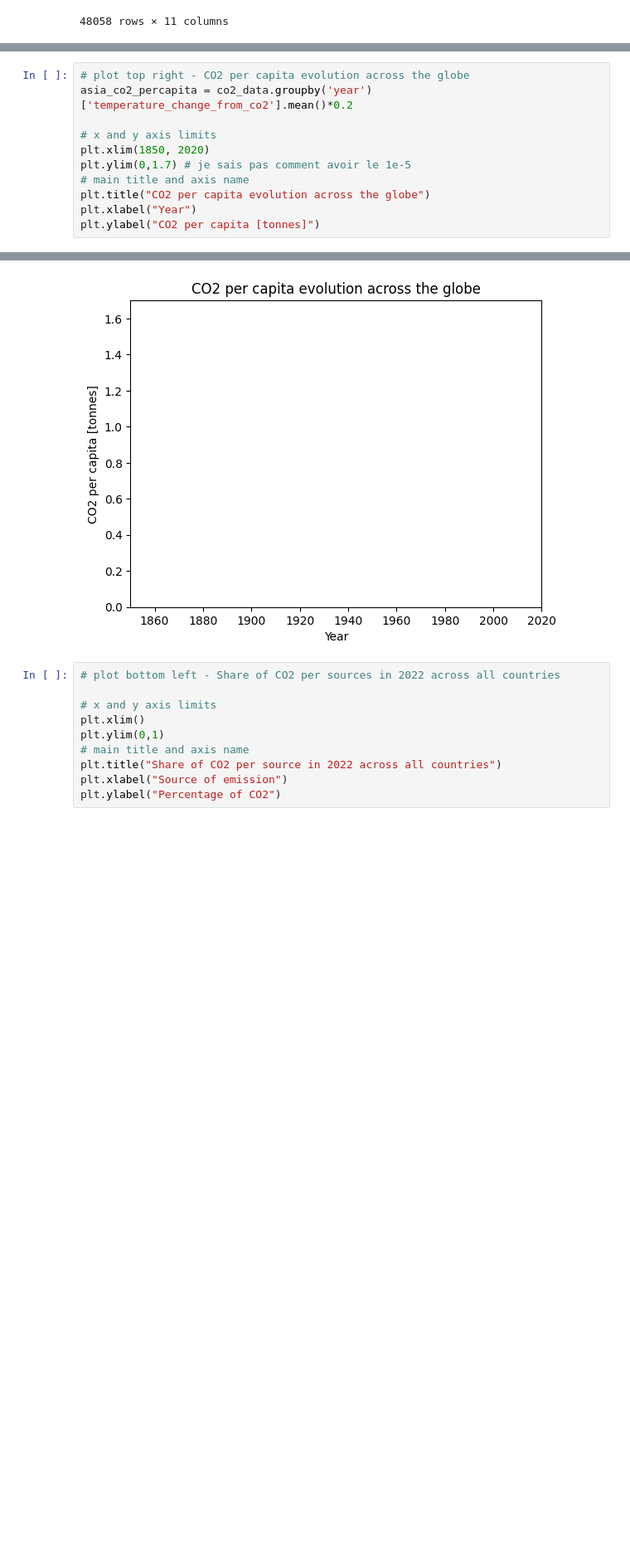
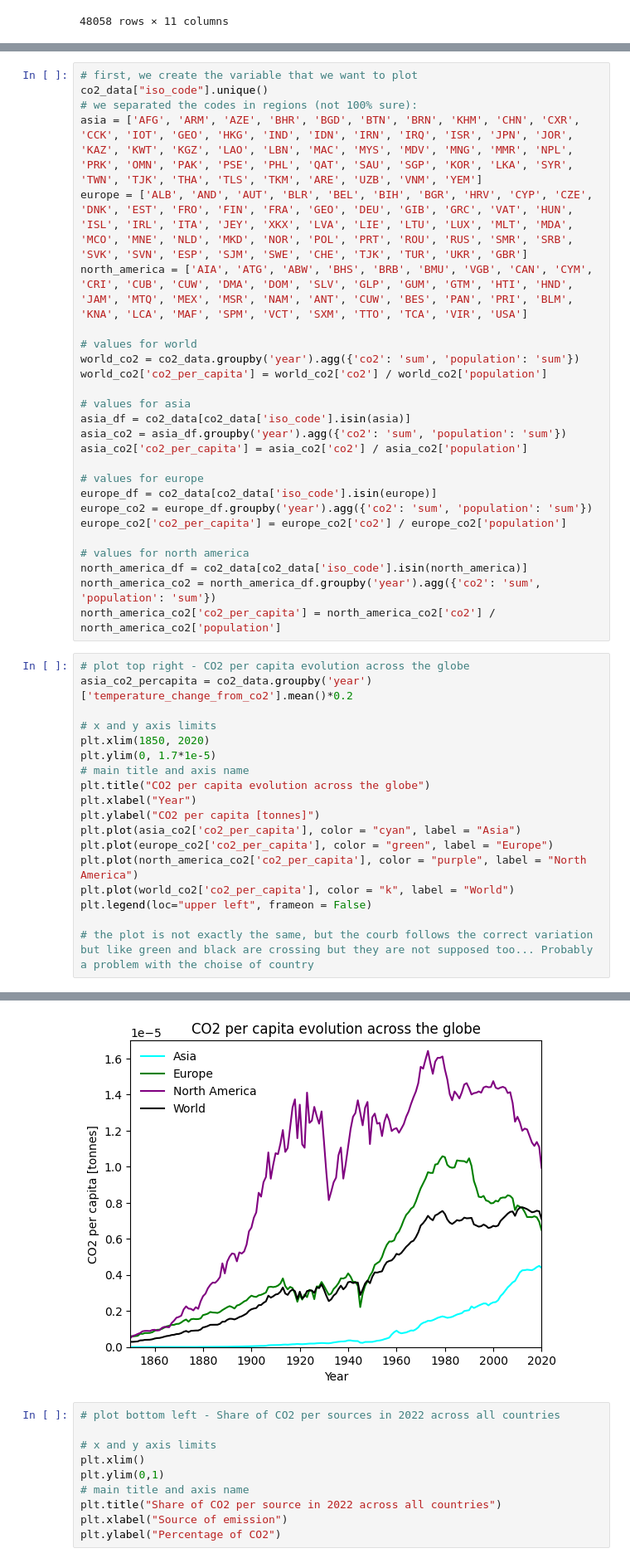
Before and after one commit to lieselty/advanced_python, a Jupyter notebook: Homework7/KoppOriane_ZahriReda.ipynb, the cells around one changed output, grey strips where cells are left out. Shown at 83% size. Drawn from its saved outputs; the diff is of its cells as text; blank space fills up the shorter version.

```diff
--- a/Homework7/KoppOriane_ZahriReda.ipynb
+++ b/Homework7/KoppOriane_ZahriReda.ipynb
@@ -99,15 +99,48 @@ plt.legend(loc="upper left", frameon = False)
 # %% [output]
 <matplotlib.legend.Legend at 0x...>
 [figure]
+# %%
+# first, we create the variable that we want to plot
+co2_data["iso_code"].unique()
+# we separated the codes in regions (not 100% sure):
+asia = ['AFG', 'ARM', 'AZE', 'BHR', 'BGD', 'BTN', 'BRN', 'KHM', 'CHN', 'CXR', 'CCK', 'IOT', 'GEO', 'HKG', 'IND', 'IDN', 'IRN', 'IRQ', 'ISR', 'JPN', 'JOR', 'KAZ', 'KWT', 'KGZ', 'LAO', 'LBN', 'MAC', 'MYS', 'MDV', 'MNG', 'MMR', 'NPL', 'PRK', 'OMN', 'PAK', 'PSE', 'PHL', 'QAT', 'SAU', 'SGP', 'KOR', 'LKA', 'SYR', 'TWN', 'TJK', 'THA', 'TLS', 'TKM', 'ARE', 'UZB', 'VNM', 'YEM']
+europe = ['ALB', 'AND', 'AUT', 'BLR', 'BEL', 'BIH', 'BGR', 'HRV', 'CYP', 'CZE', 'DNK', 'EST', 'FRO', 'FIN', 'FRA', 'GEO', 'DEU', 'GIB', 'GRC', 'VAT', 'HUN', 'ISL', 'IRL', 'ITA', 'JEY', 'XKX', 'LVA', 'LIE', 'LTU', 'LUX', 'MLT', 'MDA', 'MCO', 'MNE', 'NLD', 'MKD', 'NOR', 'POL', 'PRT', 'ROU', 'RUS', 'SMR', 'SRB', 'SVK', 'SVN', 'ESP', 'SJM', 'SWE', 'CHE', 'TJK', 'TUR', 'UKR', 'GBR']
+north_america = ['AIA', 'ATG', 'ABW', 'BHS', 'BRB', 'BMU', 'VGB', 'CAN', 'CYM', 'CRI', 'CUB', 'CUW', 'DMA', 'DOM', 'SLV', 'GLP', 'GUM', 'GTM', 'HTI', 'HND', 'JAM', 'MTQ', 'MEX', 'MSR', 'NAM', 'ANT', 'CUW', 'BES', 'PAN', 'PRI', 'BLM', 'KNA', 'LCA', 'MAF', 'SPM', 'VCT', 'SXM', 'TTO', 'TCA', 'VIR', 'USA']
+
+# values for world
+world_co2 = co2_data.groupby('year').agg({'co2': 'sum', 'population': 'sum'})
+world_co2['co2_per_capita'] = world_co2['co2'] / world_co2['population']
+
+# values for asia
+asia_df = co2_data[co2_data['iso_code'].isin(asia)]
+asia_co2 = asia_df.groupby('year').agg({'co2': 'sum', 'population': 'sum'})
+asia_co2['co2_per_capita'] = asia_co2['co2'] / asia_co2['population']
+
+# values for europe
+europe_df = co2_data[co2_data['iso_code'].isin(europe)]
+europe_co2 = europe_df.groupby('year').agg({'co2': 'sum', 'population': 'sum'})
+europe_co2['co2_per_capita'] = europe_co2['co2'] / europe_co2['population']
+
+# values for north america
+north_america_df = co2_data[co2_data['iso_code'].isin(north_america)]
+north_america_co2 = north_america_df.groupby('year').agg({'co2': 'sum', 'population': 'sum'})
+north_america_co2['co2_per_capita'] = north_america_co2['co2'] / north_america_co2['population']
 # %%
 # plot top right - CO2 per capita evolution across the globe
 asia_co2_percapita = co2_data.groupby('year')['temperature_change_from_co2'].mean()*0.2
 
 # x and y axis limits
 plt.xlim(1850, 2020)
-plt.ylim(0,1.7) # je sais pas comment avoir le 1e-5
+plt.ylim(0, 1.7*1e-5)
 # main title and axis name
 plt.title("CO2 per capita evolution across the globe")
 plt.xlabel("Year")
 plt.ylabel("CO2 per capita [tonnes]")
+plt.plot(asia_co2['co2_per_capita'], color = "cyan", label = "Asia")
+plt.plot(europe_co2['co2_per_capita'], color = "green", label = "Europe")
+plt.plot(north_america_co2['co2_per_capita'], color = "purple", label = "North America")
+plt.plot(world_co2['co2_per_capita'], color = "k", label = "World")
+plt.legend(loc="upper left", frameon = False)
+
+# the plot is not exactly the same, but the courb follows the correct variation but like green and black are crossing but they are not supposed too... Probably a problem with the choise of country
 # %% [output]
@@ -115,4 +148,4 @@ Text(0, 0.5, 'CO2 per capita [tonnes]')
-[figure, old version]
+[figure, new version]
 # %%
 # plot bottom left - Share of CO2 per sources in 2022 across all countries
 
```
Also changed, not shown: parts of 2 cells of this notebook.
